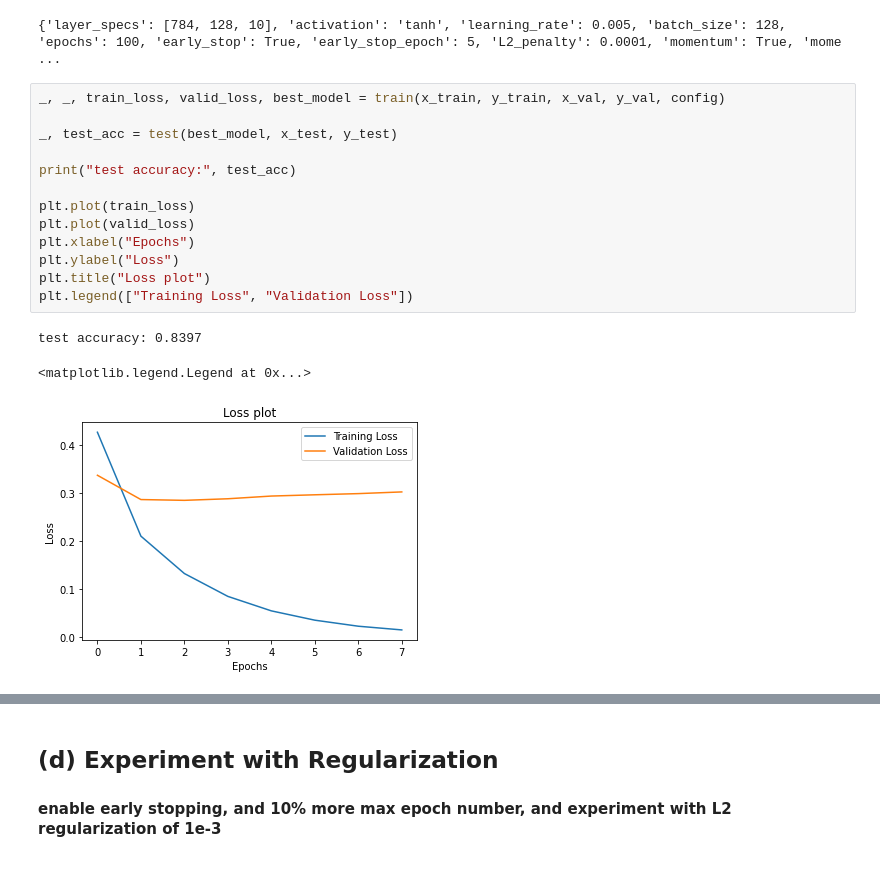
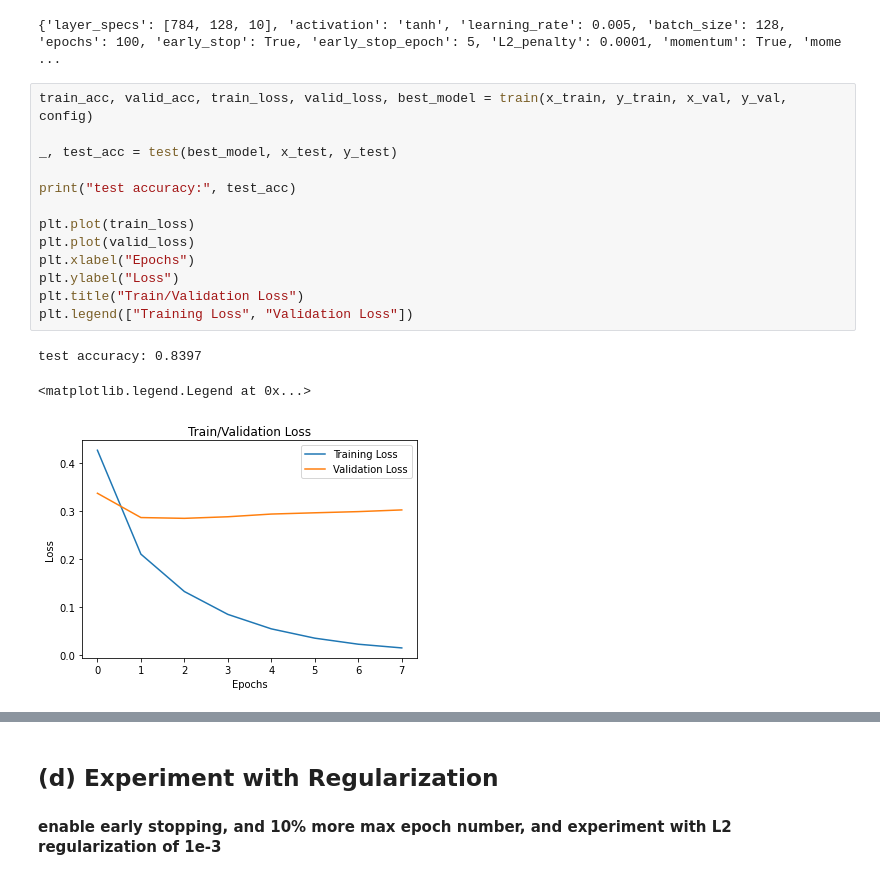
Before and after one commit to hblyx/CSE-151B, a Jupyter notebook: PA2/PA 2 notebook.ipynb, the cells around one changed output, grey strips where cells are left out. Saved outputs shown, nothing was run; the diff lists cells and outputs as text.

```diff
--- a/PA2/PA 2 notebook.ipynb
+++ b/PA2/PA 2 notebook.ipynb
@@ -88,19 +98,19 @@ print(config)
 # %% [output]
 {'layer_specs': [784, 128, 10], 'activation': 'tanh', 'learning_rate': 0.005, 'batch_size': 128, 'epochs': 100, 'early_stop': True, 'early_stop_epoch': 5, 'L2_penalty': 0.0001, 'momentum': True, 'mome ...
 # %%
-_, _, train_loss, valid_loss, best_model = train(x_train, y_train, x_val, y_val, config)
+train_acc, valid_acc, train_loss, valid_loss, best_model = train(x_train, y_train, x_val, y_val, config)
 
 _, test_acc = test(best_model, x_test, y_test)
 
 print("test accuracy:", test_acc)
 
 plt.plot(train_loss)
 plt.plot(valid_loss)
 plt.xlabel("Epochs")
 plt.ylabel("Loss")
-plt.title("Loss plot")
+plt.title("Train/Validation Loss")
 plt.legend(["Training Loss", "Validation Loss"])
 # %% [output]
 test accuracy: 0.8397
 <matplotlib.legend.Legend at 0x...>
-[figure, old version]
+[figure, new version]
```
Also changed, not shown: parts of 23 cells of this notebook.
